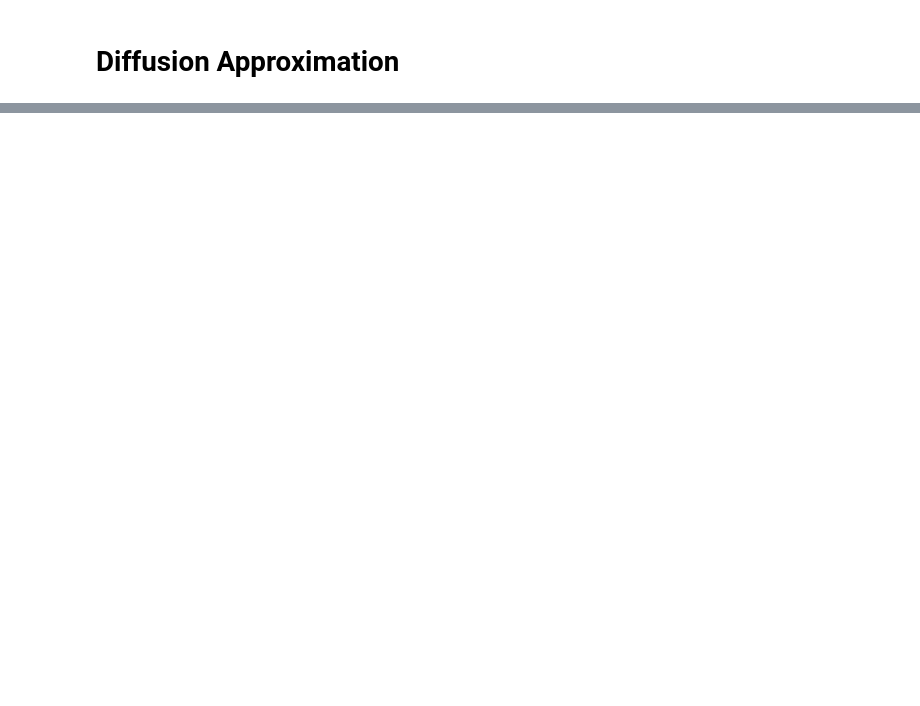
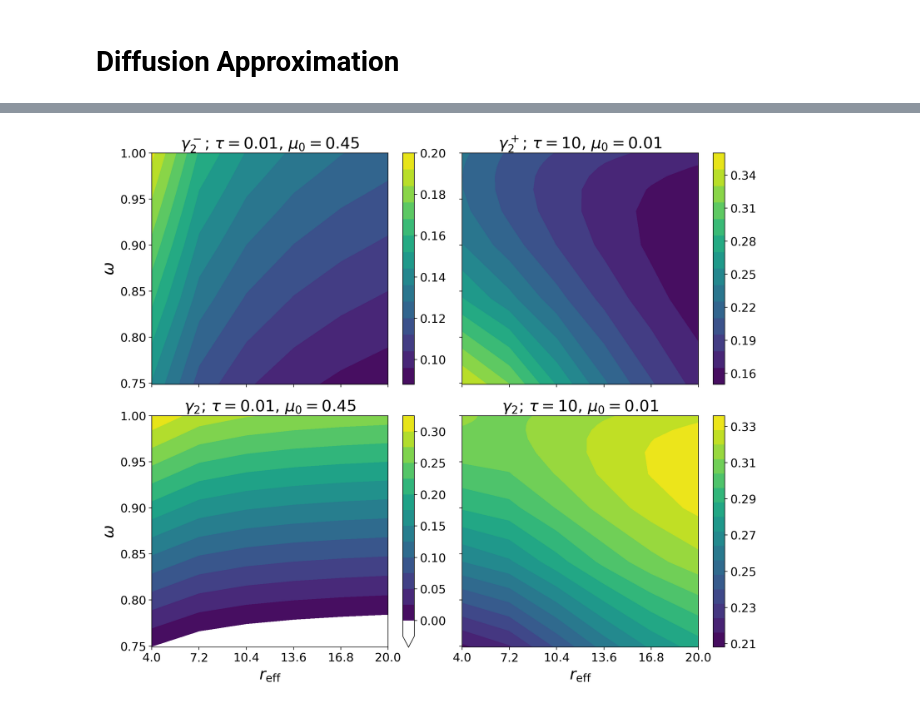
Before and after one commit to LDEO-CREW/Two-streams_revisited_code, a Jupyter notebook: Two-stream_revisited_code.ipynb, the cells around one changed output, grey strips where cells are left out. Cells and saved outputs as stored; diff of their text form; code cells hidden in the pictures; blank space fills up the shorter version.

```diff
--- a/Two-stream_revisited_code.ipynb
+++ b/Two-stream_revisited_code.ipynb
@@ -80,16 +108,5 @@ data = np.load("optimized_coupling_coefficients.npz")
 # %% [markdown]
 **Choose problem parameters**
-# %%
-# Problem parameters (same as in dataset)
-Ng = 31
-Nt = 22
-No = 28
-Nm = 25
-
-g_data = np.linspace(0.65, 0.95, Ng)
-tau0_data = 10 ** np.linspace(1, -2, Nt)
-omega_data = 1 - 10 ** np.linspace(-6, 0, No + 3)[:-3]
-mu0_data = np.cos(np.linspace(0, np.arccos(0.01), Nm))
 # %%
 g = np.random.choice(g_data)
 tau0 = np.random.choice(tau0_data)
@@ -1643,7 +1958,10 @@ fig.tight_layout(w_pad=0)
 # %% [markdown]
 # Contour and 3D plots of dataset
 # %%
+eff_radius = np.linspace(4, 20, 6)
+
 # Create meshgrids
 T, M = np.meshgrid(np.log10(tau0_data), mu0_data)
 G, O = np.meshgrid(g_data, omega_data)
+R, O_cloud = np.meshgrid(eff_radius, omega_data)
 # %% [markdown]
@@ -2304,0 +2639,81 @@ fig.tight_layout(h_pad=0)
+# %%
+# Variation against single-scattering parameters: eff_radius, omega (Fig. 10)
+fig = plt.figure(figsize=(12, 10), dpi=200)
+ax1 = plt.subplot((221))
+ax1.tick_params(labelbottom=False)
+CS = plt.contourf(
+    R,
+    O_cloud,
+    gamma2m_opt_cloudbutHGomega_data[:, -1, :, 8].T,
+    levels=15,
+)
+plt.title(r"$\gamma_2^-$; $\tau = 0.01$, $\mu_0 = 0.45$", fontsize=20)
+plt.ylabel(r"$\omega$", fontsize=20)
+plt.xticks(eff_radius, fontsize=15)
+plt.yticks(np.linspace(0.75, 1, 6), fontsize=15)
+cbar = fig.colorbar(CS)
+cbar.ax.tick_params(labelsize=15)
+cbar.ax.set_yticks(np.linspace(0.2, 0.1, 6))
+
+ax2 = plt.subplot((222))
+ax2.tick_params(labelleft=False)
+ax2.tick_params(labelbottom=False)
+CS2 = plt.contourf(
+    R,
+    O_cloud,
+    gamma2p_opt_cloudbutHGomega_data[:, 0, :, -1].T,
+    levels=15,
+)
+plt.title(r"$\gamma_2^+$; $\tau = 10$, $\mu_0 = 0.01$", fontsize=20)
+plt.xticks(eff_radius, fontsize=15)
+plt.yticks(np.linspace(0.75, 1, 6), fontsize=15)
+cbar2 = fig.colorbar(CS2)
+cbar2.ax.tick_params(labelsize=15)
+cbar2.ax.set_yticks(np.linspace(0.16, 0.34, 7))
+
+#####
+
+ax3 = plt.subplot((223))
+plt.xticks(fontsize=15)
+plt.yticks(fontsize=15)
+CS3 = plt.contourf(
+    R,
+    O_cloud,
+    gamma2_opt_cloudbutHGomega_data[:, -1, :, 17].T,
+    levels=15,
+    vmin=0,
+    extend="min"
+)
+plt.title(r"$\gamma_2$; $\tau = 0.01$, $\mu_0 = 0.45$", fontsize=20)
+plt.xticks(eff_radius, fontsize=15)
+#ax4.set_xticklabels(["0.834", "0.852", "0.860", "0.864", "0.867", "0.869"])
+plt.yticks(np.linspace(0.75, 1, 6), fontsize=15)
+plt.xlabel(r"$r_\text{eff}$", fontsize=20)
+plt.ylabel(r"$\omega$", fontsize=20)
+CS3.cmap.set_under("white")
+cbar3 = fig.colorbar(CS3)
+cbar3.ax.tick_params(labelsize=15)
+cbar3.ax.set_yticks(np.linspace(0.3, 0, 7))
+
+ax4 = plt.subplot((224))
+ax4.tick_params(labelleft=False)
+CS4 = plt.contourf(
+    R,
+    O_cloud,
+    gamma2_opt_cloudbutHGomega_data[:, 0, :, -1].T,
+    levels=15,
+)
+plt.title(r"$\gamma_2$; $\tau = 10$, $\mu_0 = 0.01$", fontsize=20)
+plt.xticks(eff_radius, fontsize=15)
+plt.yticks(np.linspace(0.75, 1, 6), fontsize=15)
+plt.xlabel(r"$r_\text{eff}$", fontsize=20)
+plt.xticks(fontsize=15)
+#ax4.set_xticklabels(["0.834", "0.852", "0.860", "0.864", "0.867", "0.869"])
+CS4.cmap.set_under("white")
+cbar4 = fig.colorbar(CS4)
+cbar4.ax.tick_params(labelsize=15)
+cbar4.ax.set_yticks(np.linspace(0.33, 0.21, 7))
+
+fig.tight_layout(w_pad=0)
+# %% [output]
+[figure, added]
```
Also changed, not shown: parts of 43 cells of this notebook, 5 other files.
